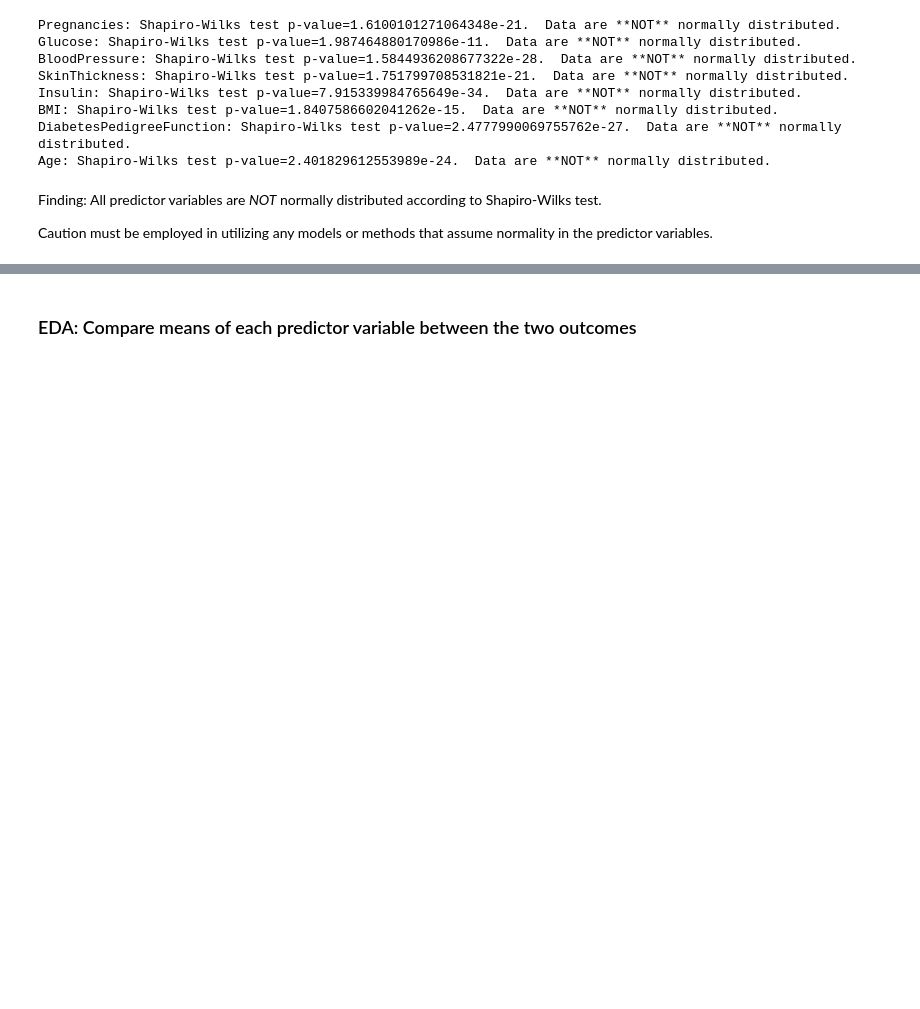
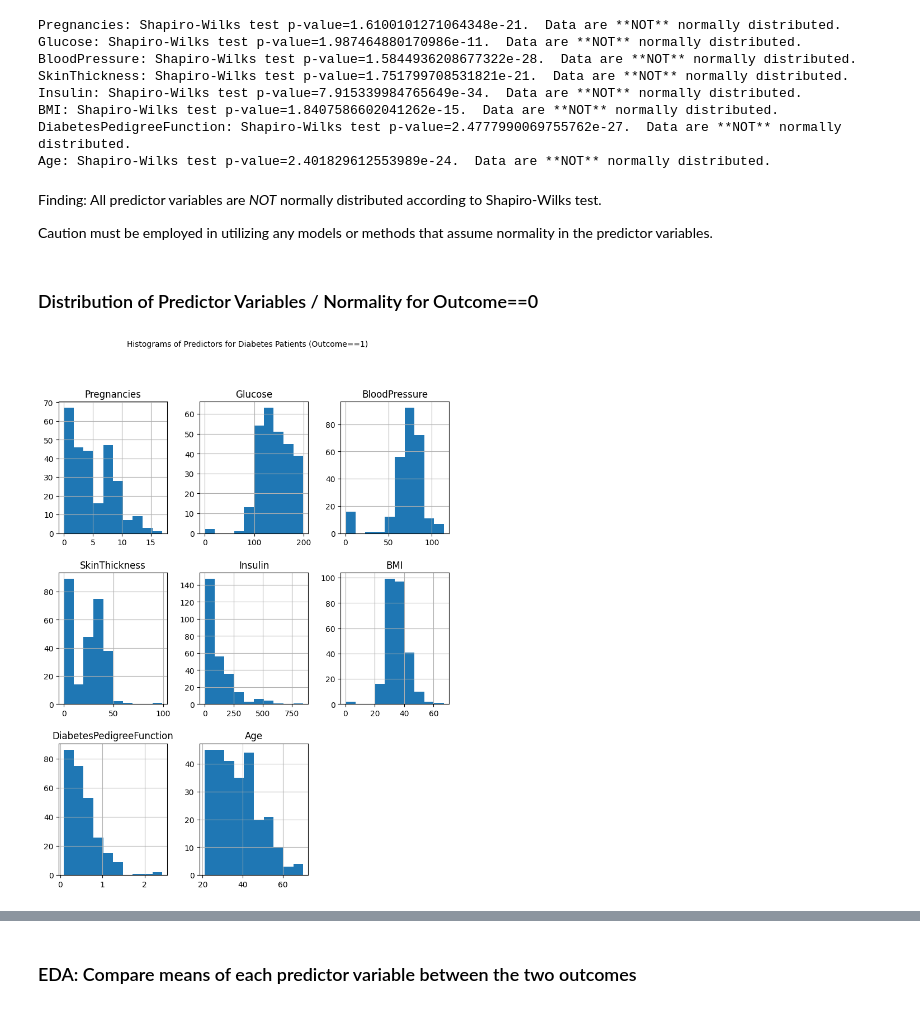
Before and after one commit to jtwleung/Project-Supervised-Machine-Learning, a Jupyter notebook: Supervised Learning - Project.ipynb, the cells around one changed output, grey strips where cells are left out. Cells and saved outputs as stored; diff of their text form; code cells hidden in the pictures; blank space fills up the shorter version.

```diff
--- a/Supervised Learning - Project.ipynb
+++ b/Supervised Learning - Project.ipynb
@@ -197,6 +214,10 @@ predictors
 Index(['Pregnancies', 'Glucose', 'BloodPressure', 'SkinThickness', 'Insulin',
        'BMI', 'DiabetesPedigreeFunction', 'Age'],
       dtype='object')
+# %%
+# Set up a diabetes_df and a nondiabetes_df:
+diabetes_df = df[df['Outcome']==1]
+nondiabetes_df = df[df['Outcome']==0]
 # %% [markdown]
 ### EDA: Show Distribution (Histogram) of Predictor variables
 # %%
@@ -238,3 +253,12 @@ Age: Shapiro-Wilks test p-value=2.401829612553989e-24.  Data are **NOT** normall
 Finding:  All predictor variables are *NOT* normally distributed according to Shapiro-Wilks test.
 
 Caution must be employed in utilizing any models or methods that assume normality in the predictor variables.
+# %% [markdown]
+### Distribution of Predictor Variables / Normality for Outcome==0
+# %%
+# Plot distributions of all numerical columns
+diabetes_df[predictors].hist(bins=10, figsize=(9, 11))
+plt.suptitle('Histograms of Predictors for Diabetes Patients (Outcome==1)', fontsize=10)
+plt.show()
+# %% [output]
+[figure, added]
```
Also changed, not shown: parts of 36 cells of this notebook.
